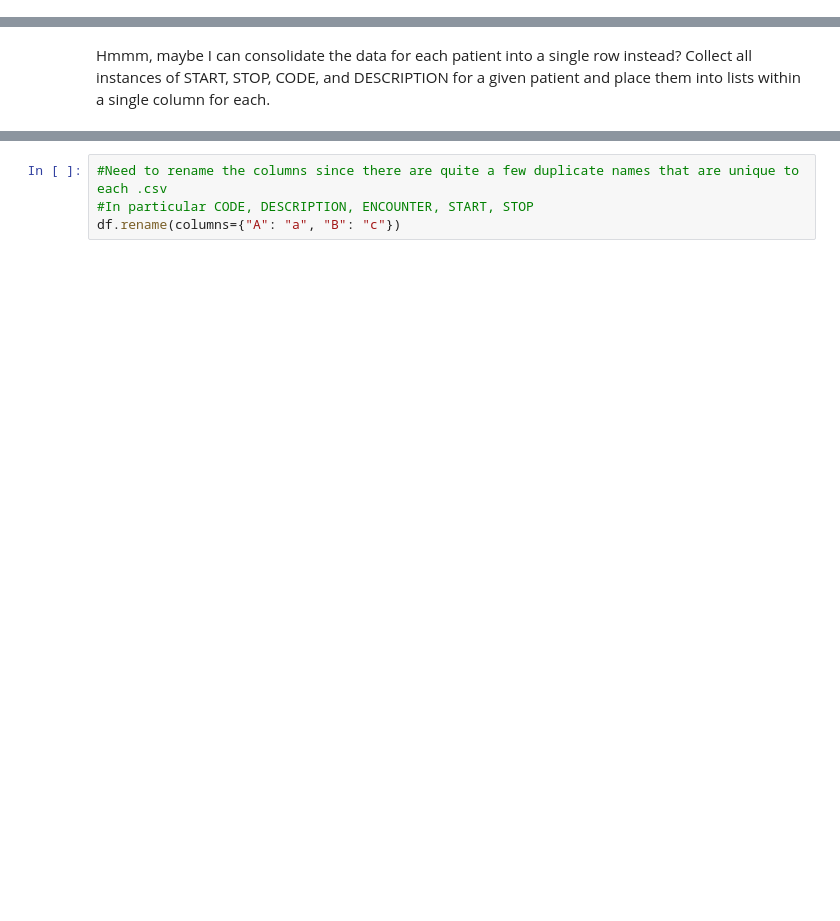
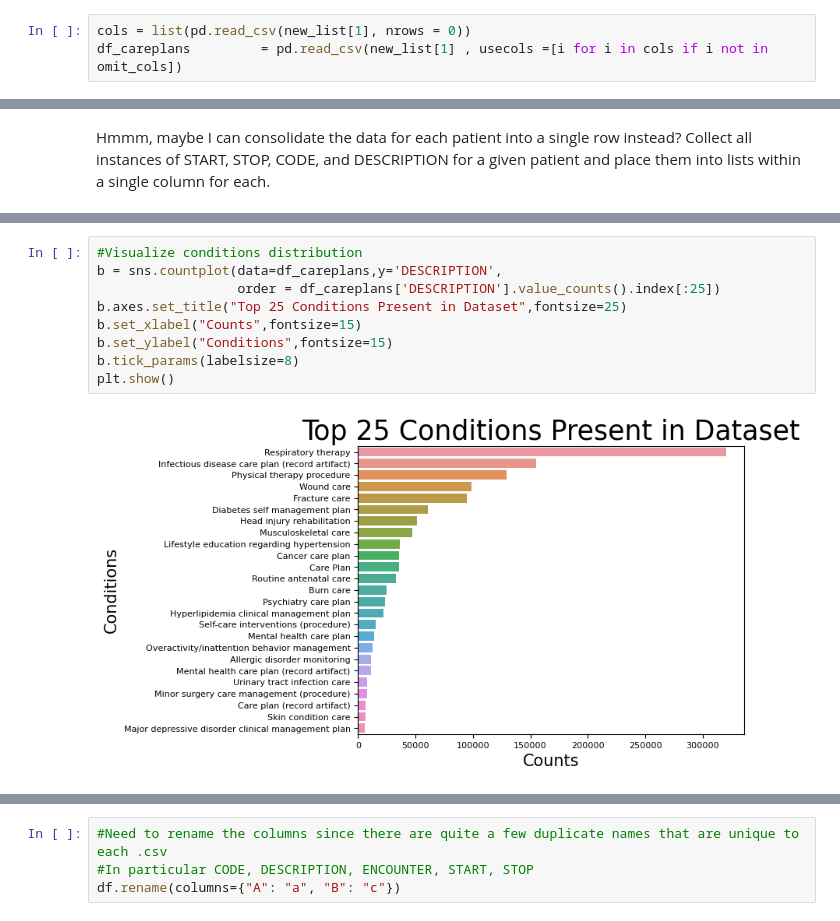
Before and after one commit to victormurcia/CTS_Test, a Jupyter notebook: Parser Development.ipynb, the cells around one changed output, grey strips where cells are left out. Cells and saved outputs as stored; diff of their text form; blank space fills up the shorter version.

```diff
--- a/Parser Development.ipynb
+++ b/Parser Development.ipynb
@@ -171,0 +150,3 @@ df_supplies          = pd.read_csv(new_list[15], usecols =[i for i in cols if i
+# %%
+cols = list(pd.read_csv(new_list[1], nrows = 0))
+df_careplans         = pd.read_csv(new_list[1] , usecols =[i for i in cols if i not in omit_cols])
@@ -261,0 +294,11 @@ df_careplans[df_careplans['PATIENT'] == condensed_allergy_df['PATIENT'][0]]
+# %%
+#Visualize conditions distribution
+b = sns.countplot(data=df_careplans,y='DESCRIPTION',
+                  order = df_careplans['DESCRIPTION'].value_counts().index[:25])
+b.axes.set_title("Top 25 Conditions Present in Dataset",fontsize=25)
+b.set_xlabel("Counts",fontsize=15)
+b.set_ylabel("Conditions",fontsize=15)
+b.tick_params(labelsize=8)
+plt.show()
+# %% [output]
+[figure, added]
```
Also changed, not shown: parts of 86 cells of this notebook.
